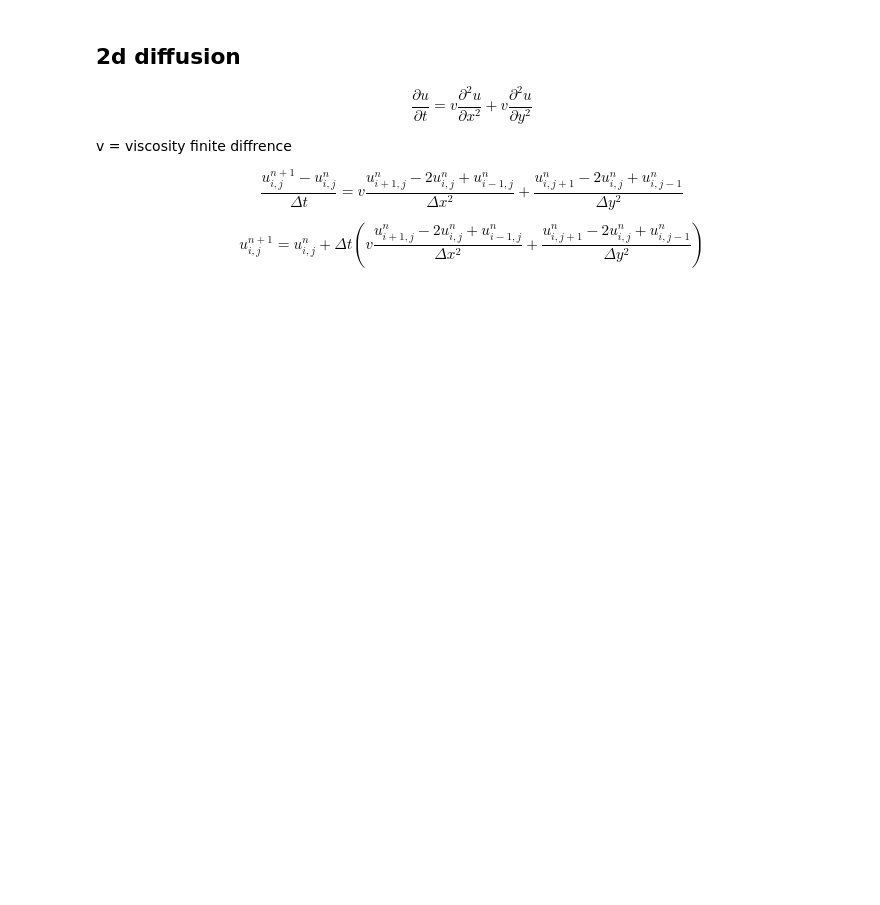
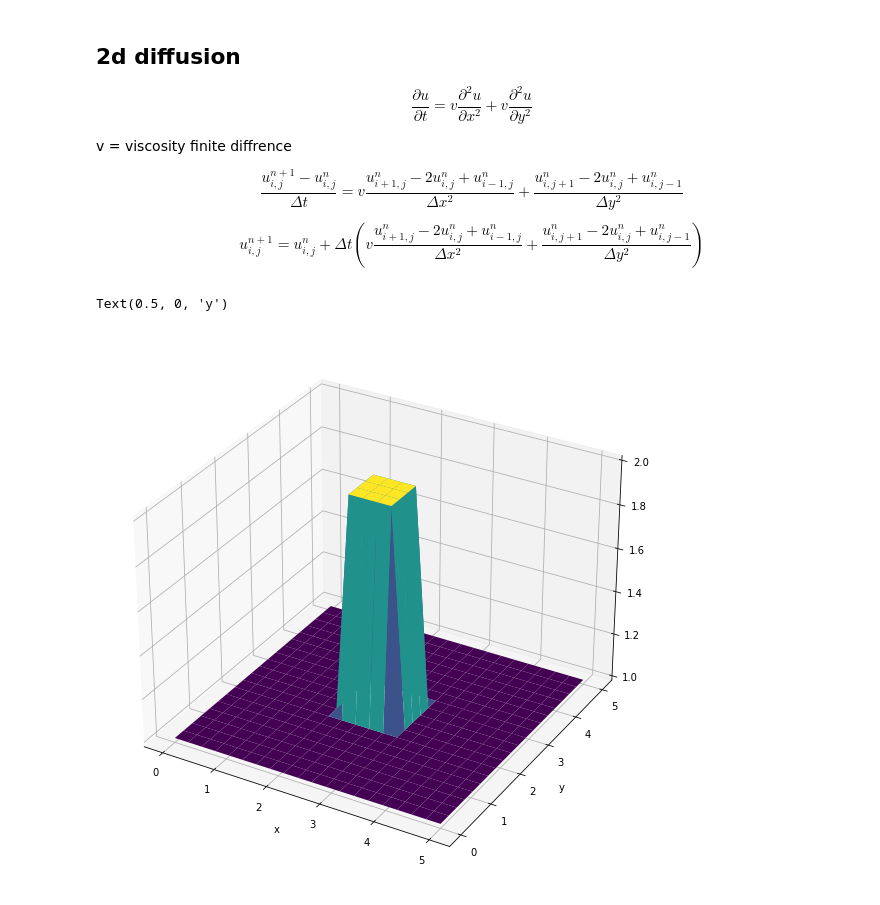
Before and after one commit to sushiTonpai/CFDsim2D, a Jupyter notebook: 2d diffusion.ipynb, the cells around one changed output. Cells and saved outputs as stored; diff of their text form; code cells hidden in the pictures; blank space fills up the shorter version.

```diff
--- a/2d diffusion.ipynb
+++ b/2d diffusion.ipynb
@@ -21,21 +21,36 @@ from matplotlib import animation, cm
 from mpl_toolkits.mplot3d import Axes3D
 # %%
 #constants
-v = 1
+v = 0.1
 
 x_max = 5
 y_max = 5
 nx = 20
 ny = 20
 dx = x_max / (nx)
 dy = y_max / (ny)
-T = 1
+T = 3
 nt = 200
 dt = T / nt
 xs = np.linspace(0, x_max, nx)
 ys = np.linspace(0, y_max, ny)
 
+
 # init
-u_init = np.zeros((nx,ny))
+u_init = np.zeros((ny,nx))
 u_init[:] = 1
-u_init =
+u_init[int(2/dy):int(3/dy) , int(2/dx):int(3/dx)] = 2           #u[y,x]
+
+
+u0 = u_init.copy()
+
+fig = plt.figure(figsize=(10,10))
+ax = fig.gca(projection='3d')
+X, Y = np.meshgrid(xs, ys)
+surf = ax.plot_surface(X, Y, u0[:], cmap=cm.viridis)
+
+ax.set_xlabel('x')
+ax.set_ylabel('y')
+# %% [output]
+Text(0.5, 0, 'y')
+[figure, added]
```
Also changed, not shown: parts of 3 cells of this notebook, 3 other files.
